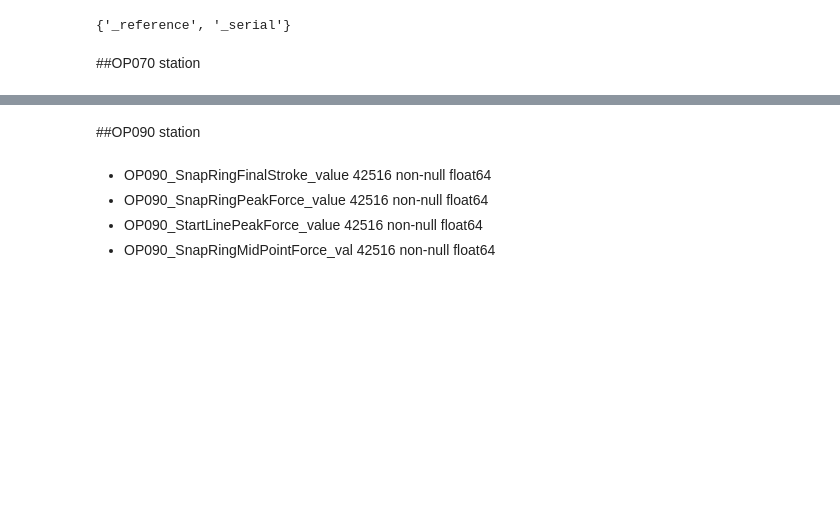
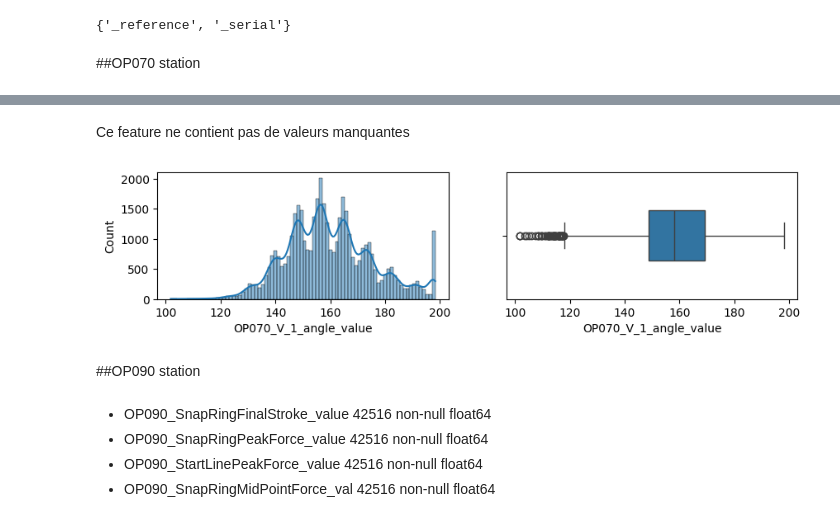
Before and after one commit to dim2s/SAFI, a Jupyter notebook: M06_VALEO_mini_project.ipynb, the cells around one changed output, grey strips where cells are left out. Cells and saved outputs as stored; diff of their text form; code cells hidden in the pictures; blank space fills up the shorter version.

```diff
--- a/M06_VALEO_mini_project.ipynb
+++ b/M06_VALEO_mini_project.ipynb
@@ -202,3 +243,13 @@ features_to_drop
+# %% [markdown]
+Ce feature ne contient pas de valeurs manquantes
+# %%
+c=sandbox_data["OP070_V_1_angle_value"]
+f, axes = plt.subplots(1, 2, figsize=(10, 2))
+sns.histplot(c, ax = axes[0], kde=True)
+sns.boxplot(x=c, ax = axes[1], width=0.4)
+plt.show()
+# %% [output]
+[figure, added]
 # %% [markdown]
 ##OP090 station
 # %% [markdown]
```
Also changed, not shown: parts of 7 cells of this notebook.
